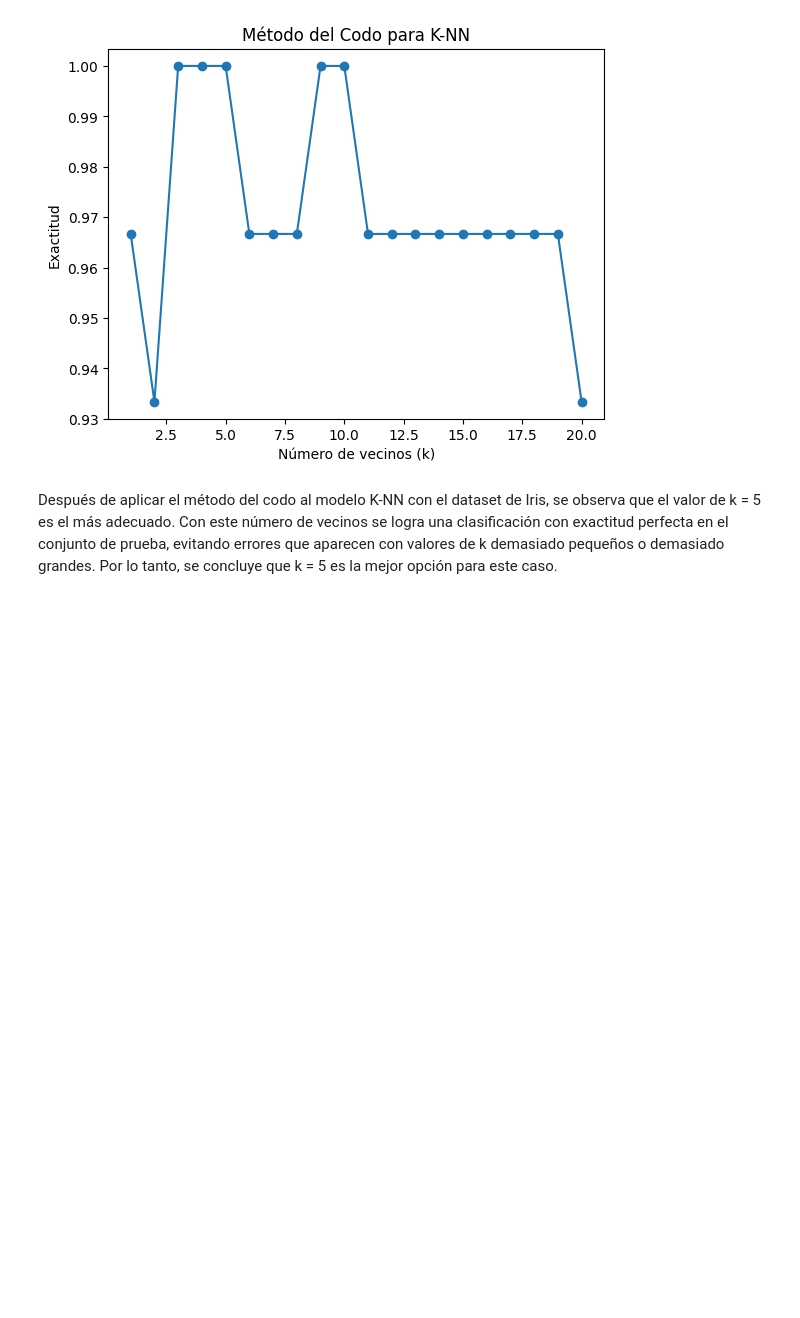
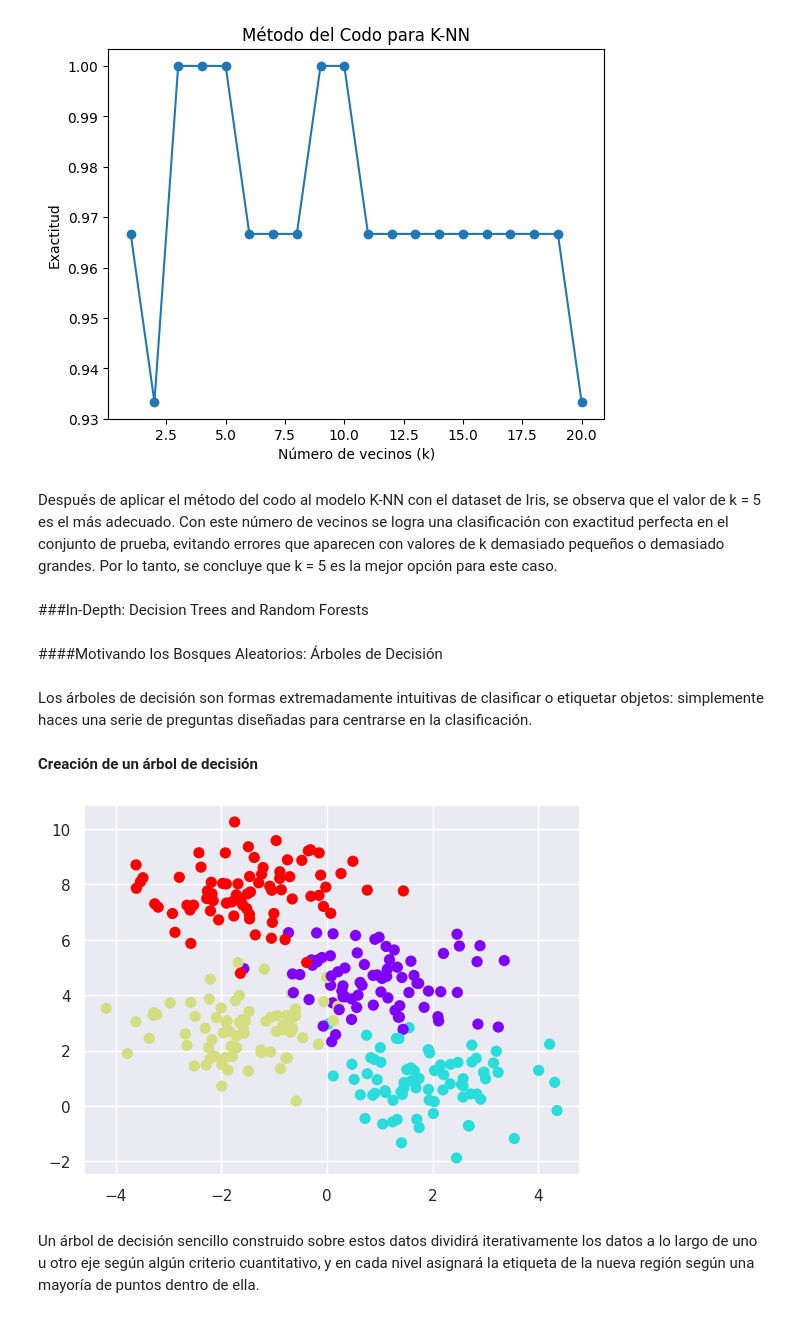
Before and after one commit to m-ony/mineria-de-datos, a Jupyter notebook: Minería_de_Datos.ipynb, the cells around one changed output. Drawn from its saved outputs; the diff is of its cells as text; code cells hidden in the pictures; blank space fills up the shorter version.

Commit message:
Decision Trees and Random Forests

```diff
--- a/Minería_de_Datos.ipynb
+++ b/Minería_de_Datos.ipynb
@@ -3946,3 +3946,11 @@ plt.show()
 [figure]
 # %% [markdown]
 Después de aplicar el método del codo al modelo K-NN con el dataset de Iris, se observa que el valor de k = 5 es el más adecuado. Con este número de vecinos se logra una clasificación con exactitud perfecta en el conjunto de prueba, evitando errores que aparecen con valores de k demasiado pequeños o demasiado grandes. Por lo tanto, se concluye que k = 5 es la mejor opción para este caso.
+# %% [markdown]
+###In-Depth: Decision Trees and Random Forests
+# %% [markdown]
+####Motivando los Bosques Aleatorios: Árboles de Decisión
+# %% [markdown]
+Los árboles de decisión son formas extremadamente intuitivas de clasificar o etiquetar objetos: simplemente haces una serie de preguntas diseñadas para centrarse en la clasificación.
+# %% [markdown]
+**Creación de un árbol de decisión**
@@ -3948,0 +3962,10 @@ Después de aplicar el método del codo al modelo K-NN con el dataset de Iris, s
+# %%
+from sklearn.datasets import make_blobs
+
+X, y = make_blobs(n_samples=300, centers=4,
+                  random_state=0, cluster_std=1.0)
+plt.scatter(X[:, 0], X[:, 1], c=y, s=50, cmap='rainbow');
+# %% [output]
+[figure, added]
+# %% [markdown]
+Un árbol de decisión sencillo construido sobre estos datos dividirá iterativamente los datos a lo largo de uno u otro eje según algún criterio cuantitativo, y en cada nivel asignará la etiqueta de la nueva región según una mayoría de puntos dentro de ella.
```
Also changed, not shown: parts of 26 cells of this notebook.
